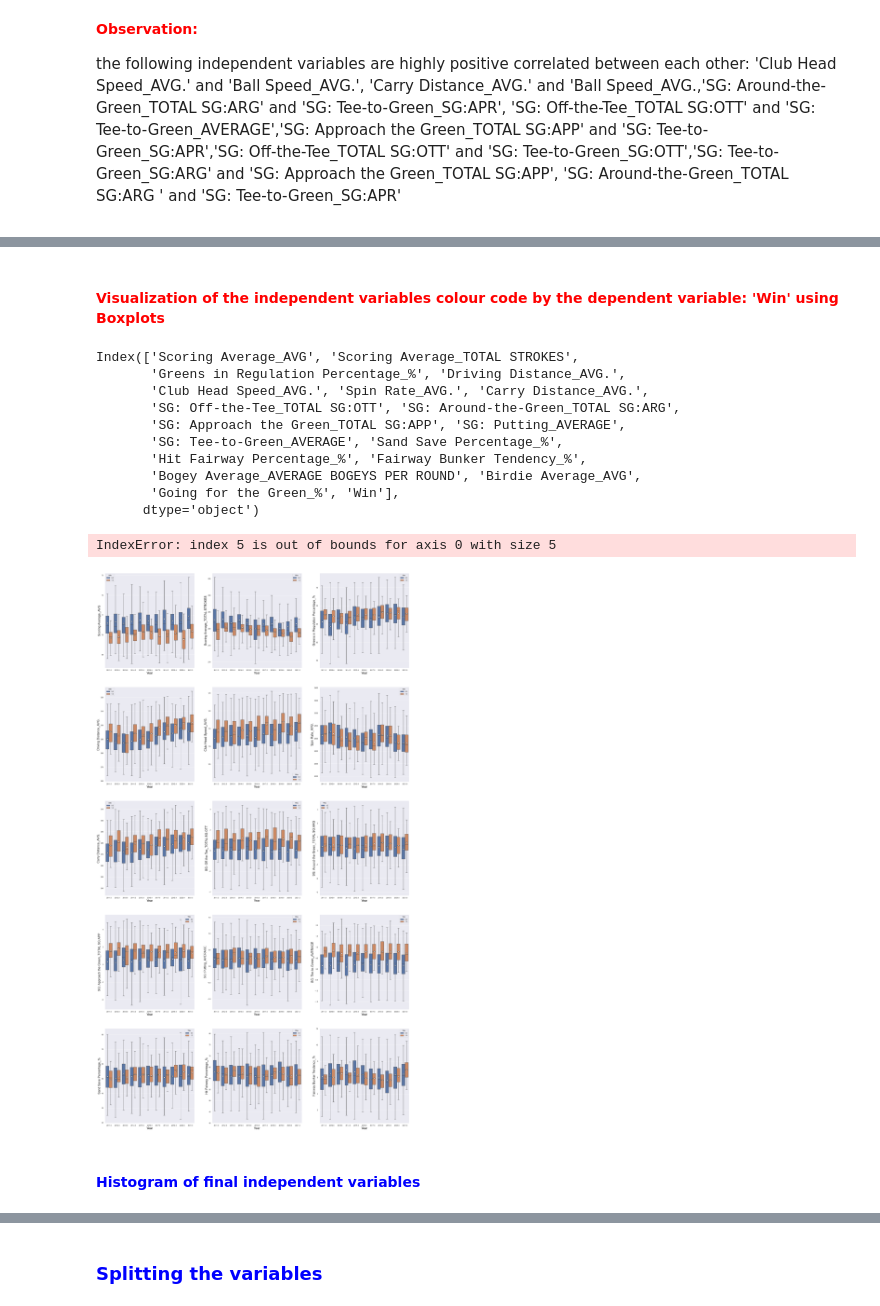
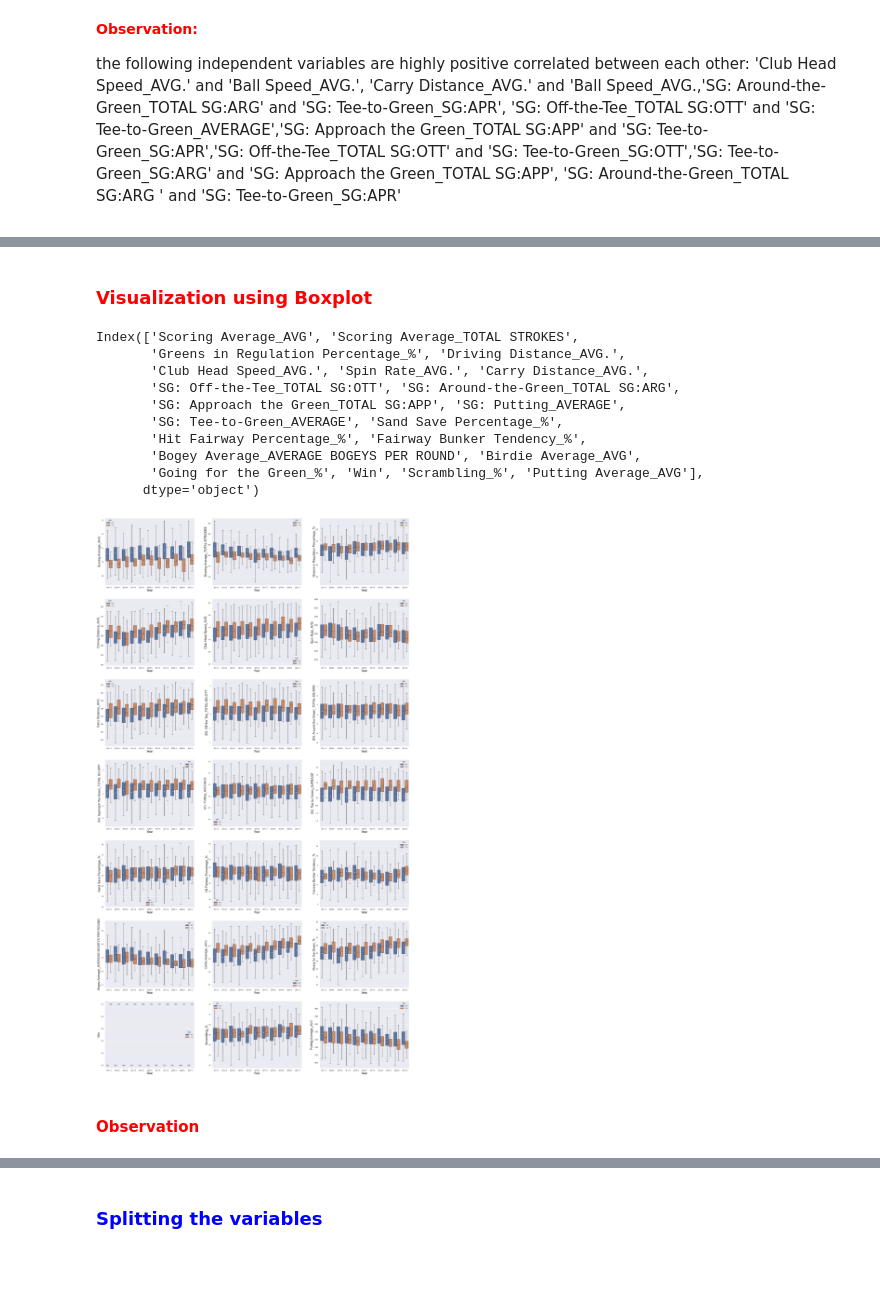
Before and after one commit to Leopard-2019/PREDICTING-PGA-TOUR-PLAYER-S-CHANCE-TO-WIN-A-PGA-TOUR-TOURNAMENT, a Jupyter notebook: notebook/Capstone_Project_Data-Copy1.ipynb, the cells around one changed output, grey strips where cells are left out. Cells and saved outputs as stored; diff of their text form; code cells hidden in the pictures; blank space fills up the shorter version.

```diff
--- a/notebook/Capstone_Project_Data-Copy1.ipynb
+++ b/notebook/Capstone_Project_Data-Copy1.ipynb
@@ -54,19 +57,18 @@ score_1=['/stats/stat.120','/stats/stat.120','/stats/stat.120','/stats/stat.103'
         '/stats/stat.02402','/stats/stat.02405','/stats/stat.02409','/stats/stat.02567','/stats/stat.02569',
         '/stats/stat.02568','/stats/stat.02564','/stats/stat.02564','/stats/stat.02674','/stats/stat.02674',
          '/stats/stat.02674','/stats/stat.02674','/stats/stat.02435','/stats/stat.111','/stats/stat.213','/stats/stat.01008','/stats/stat.02419','/stats/stat.156',
-        '/stats/stat.419']
+        '/stats/stat.419','/stats/stat.130','/stats/stat.104']
 score_2=['Scoring','Scoring','Scoring','G','D','C','B','S','C','S','SG','SG','SG','SG','SG','SG','SG','SG','R','Sand',
-        'H','F','Bogey Average','Birdie Average','Going']
-score_3=['0','0','0','1','0','0','1','3','1','1','3','2','4','4','0','0','0','0','0','0','0','0','0','0','0']
+        'H','F','Bogey Average','Birdie Average','Going','Scra','Putting Av']
+score_3=['0','0','0','1','0','0','1','3','1','1','3','2','4','4','0','0','0','0','0','0','0','0','0','0','0','0','0']
 score_4=['Scoring Average','Scoring Average','Scoring Average','Greens in Regulation Percentage','Driving Distance',
         'Club Head Speed','Ball Speed','Spin Rate','Carry Distance','SG: Off-the-Tee','SG: Around-the-Green',
         'SG: Approach the Green','SG: Putting','SG: Putting','SG: Tee-to-Green','SG: Tee-to-Green','SG: Tee-to-Green',
          'SG: Tee-to-Green','Rough Tendency','Sand Save Percentage','Hit Fairway Percentage','Fairway Bunker Tendency',
-        'Bogey Average','Birdie Average','Going for the Green']
+        'Bogey Average','Birdie Average','Going for the Green','Scrambling','Putting Average']
 score_5=['AVG','TOTAL ROUNDS','TOTAL STROKES','%','AVG.','AVG.','AVG.','AVG.','AVG.','TOTAL SG:OTT','TOTAL SG:ARG',
         'TOTAL SG:APP','AVERAGE','TOTAL SG:PUTTING','AVERAGE','SG:OTT','SG:APR','SG:ARG','%','%','%','%',
-         'AVERAGE BOGEYS PER ROUND','AVG','%']
-print(len(score_1),len(score_2),len(score_3),len(score_4),len(score_5))
+         'AVERAGE BOGEYS PER ROUND','AVG','%','%','AVG']
 # %% [markdown]
 <h6 style='color:red;font-size:12px'>Array that contains the years where the PGA tour's statistics are collected</h6>
 # %%
@@ -437,12 +471,0 @@ aforementioned period.<p>
-# %%
-# Looking at the distribution of data
-f, ax = plt.subplots(nrows = 6, ncols = 4, figsize=(20,20))
-distribution = df_final.drop(columns=['Win','Year']).columns
-rows = 0
-cols = 0
-for i, column in enumerate(distribution):
-    p = sns.distplot(df_final[column], ax=ax[rows][cols])
-    cols += 1
-    if cols == 4:
-        cols = 0
-        rows += 1
@@ -491,41 +511,40 @@ memory usage: 828.6 KB
 # %% [markdown]
-<h5 style='color:red;font-size:14px'> Visualization of the independent variables colour code by the dependent variable: 'Win' using Boxplots</h5>
+<h5 style='color:red;font-size:18px'>Visualization using Boxplot</h5>
 # %%
 # Looking at the changes in statistics over time
 
 df_final2=df_final.drop(['Scoring Average_TOTAL ROUNDS','Ball Speed_AVG.','SG: Tee-to-Green_SG:OTT','SG: Tee-to-Green_SG:ARG','SG: Tee-to-Green_SG:APR',
            'SG: Putting_TOTAL SG:PUTTING','Rough Tendency_%'], axis = 1)
 
-f, ax = plt.subplots(nrows = 5, ncols = 3, figsize=(35,65))
+f, ax = plt.subplots(nrows = 7, ncols = 3, figsize=(35,65))
 distribution =df_final2.loc[:,(df_final2.columns!='Wins')].columns
 distribution = distribution[distribution != 'Year']
 
 print(distribution)
 rows = 0
 cols = 0
 for i, column in enumerate(distribution):
     p = sns.boxplot(x = 'Year', y = column, hue='Win',data=df_final2, ax=ax[rows][cols], showfliers=False,showmeans=True,meanprops={"marker":"o",
                        "markerfacecolor":"white",
                        "markeredgecolor":"black",
                       "markersize":"7"},)
     p.set_ylabel(column,fontsize=20)
     p.set_xlabel('Year',fontsize=20)
     cols += 1
     if cols == 3:
         cols = 0
         rows += 1
 # %% [output]
 Index(['Scoring Average_AVG', 'Scoring Average_TOTAL STROKES',
        'Greens in Regulation Percentage_%', 'Driving Distance_AVG.',
        'Club Head Speed_AVG.', 'Spin Rate_AVG.', 'Carry Distance_AVG.',
        'SG: Off-the-Tee_TOTAL SG:OTT', 'SG: Around-the-Green_TOTAL SG:ARG',
        'SG: Approach the Green_TOTAL SG:APP', 'SG: Putting_AVERAGE',
        'SG: Tee-to-Green_AVERAGE', 'Sand Save Percentage_%',
        'Hit Fairway Percentage_%', 'Fairway Bunker Tendency_%',
        'Bogey Average_AVERAGE BOGEYS PER ROUND', 'Birdie Average_AVG',
-       'Going for the Green_%', 'Win'],
+       'Going for the Green_%', 'Win', 'Scrambling_%', 'Putting Average_AVG'],
       dtype='object')
-IndexError: index 5 is out of bounds for axis 0 with size 5
-[figure, old version]
+[figure, new version]
 # %% [markdown]
-<h5 style='color:blue;font-size:14px'> Histogram of final independent variables</h5>
+<h5 style='color:red;font-size:15px'> Observation</h5>
```
Also changed, not shown: parts of 63 cells of this notebook, 6 other files.
